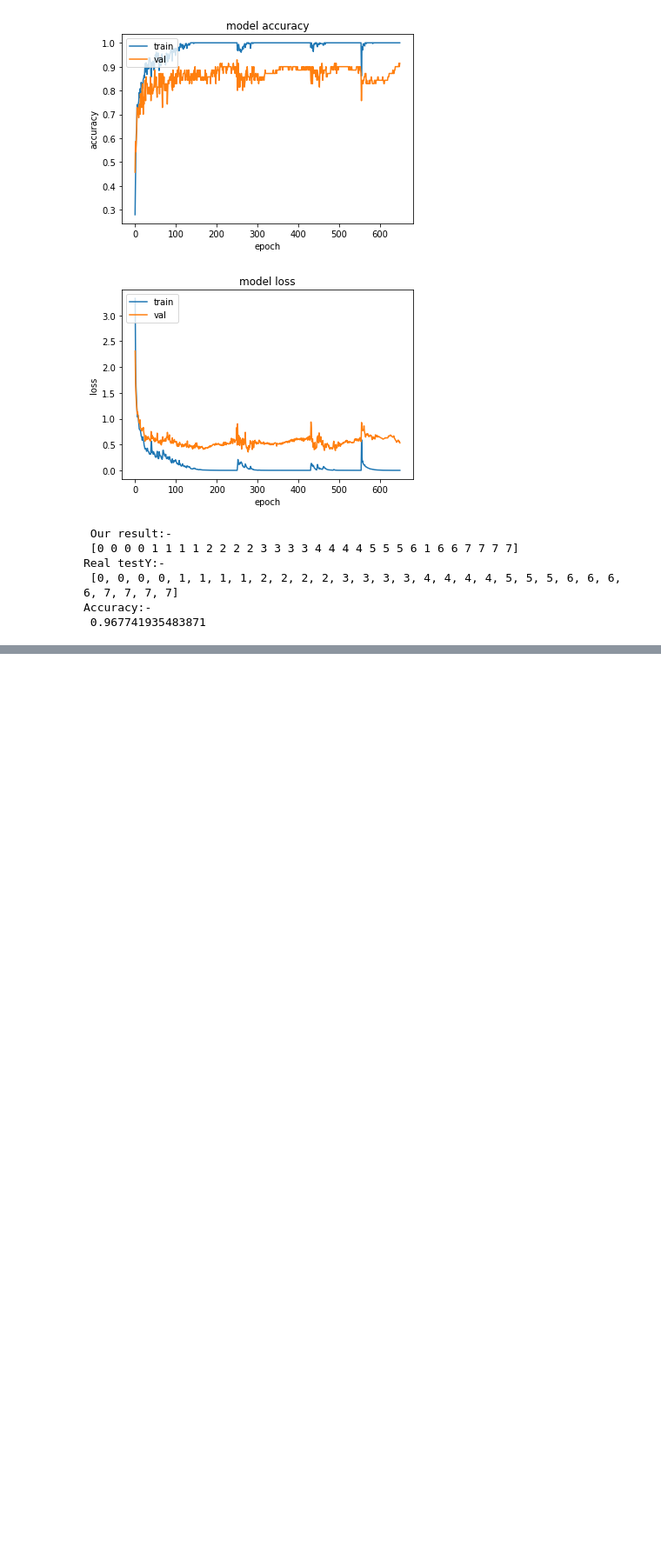
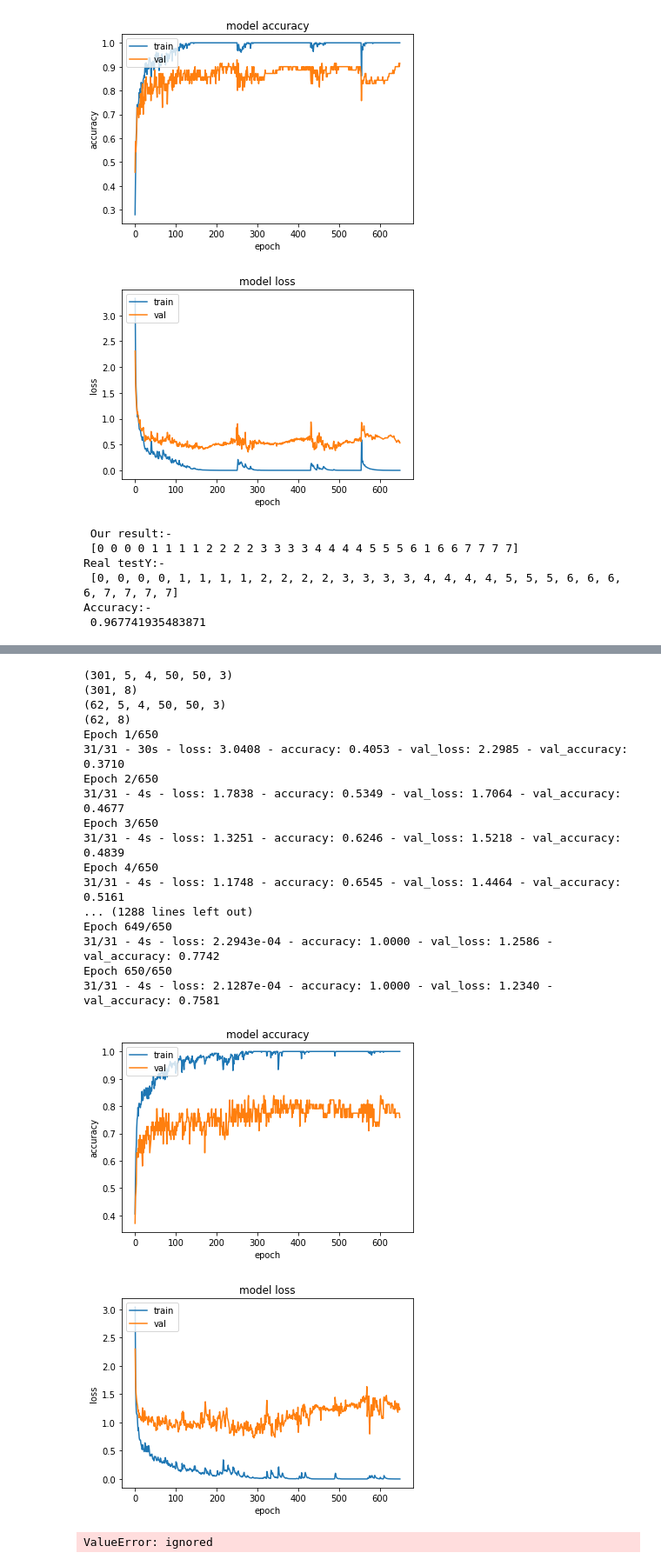
Before and after one commit to signLangProjectNIC/tf-cnn-lstm4, a Jupyter notebook: tf_cnn_lstm19.ipynb, the cells around one changed output, grey strips where cells are left out. Shown at 87% size. Drawn from its saved outputs; the diff is of its cells as text; code cells hidden in the pictures; blank space fills up the shorter version.

```diff
--- a/tf_cnn_lstm19.ipynb
+++ b/tf_cnn_lstm19.ipynb
@@ -257,0 +386,35 @@ Accuracy:-
+# %%
+layers=list()
+layers.append(tfKL.TimeDistributed(tfKL.Conv3D(filters=66,kernel_size=(3,3,3),activation='relu',trainable=True,kernel_regularizer=regularizers.l2(l2=0.3)),input_shape=(None,nLookback,height,width,channels)))
+layers.append(tfKL.TimeDistributed(tfKL.Flatten()))
+layers.append(tfKL.LSTM(units=142,activation='tanh',trainable=True))
+layers.append(tfKL.Dense(units=8,activation='softmax',trainable=True))
+
+
+with tpu_strategy.scope():
+  Result=evaluateModel(layers,epochs=500).predict(np.reshape(np.asarray(testSetX),newshape=(np.shape(testSetX)[0],nSubsequences,nLookback,50,50,3)))
+  Result=np.argmax(Result,axis=1)
+  print(" Our result:- \n",Result)
+  print("Real testY:- \n",testSetY)
+  print("Accuracy:- \n",testAccuracy(Result,testSetY))
+# %% [output]
+(301, 5, 4, 50, 50, 3)
+(301, 8)
+(62, 5, 4, 50, 50, 3)
+(62, 8)
+Epoch 1/650
+31/31 - 30s - loss: 3.0408 - accuracy: 0.4053 - val_loss: 2.2985 - val_accuracy: 0.3710
+Epoch 2/650
+31/31 - 4s - loss: 1.7838 - accuracy: 0.5349 - val_loss: 1.7064 - val_accuracy: 0.4677
+Epoch 3/650
+31/31 - 4s - loss: 1.3251 - accuracy: 0.6246 - val_loss: 1.5218 - val_accuracy: 0.4839
+Epoch 4/650
+31/31 - 4s - loss: 1.1748 - accuracy: 0.6545 - val_loss: 1.4464 - val_accuracy: 0.5161
+... (1288 lines left out)
+Epoch 649/650
+31/31 - 4s - loss: 2.2943e-04 - accuracy: 1.0000 - val_loss: 1.2586 - val_accuracy: 0.7742
+Epoch 650/650
+31/31 - 4s - loss: 2.1287e-04 - accuracy: 1.0000 - val_loss: 1.2340 - val_accuracy: 0.7581
+[figure, added]
+[figure, added]
+ValueError: ignored
```
Also changed, not shown: parts of 11 cells of this notebook.
